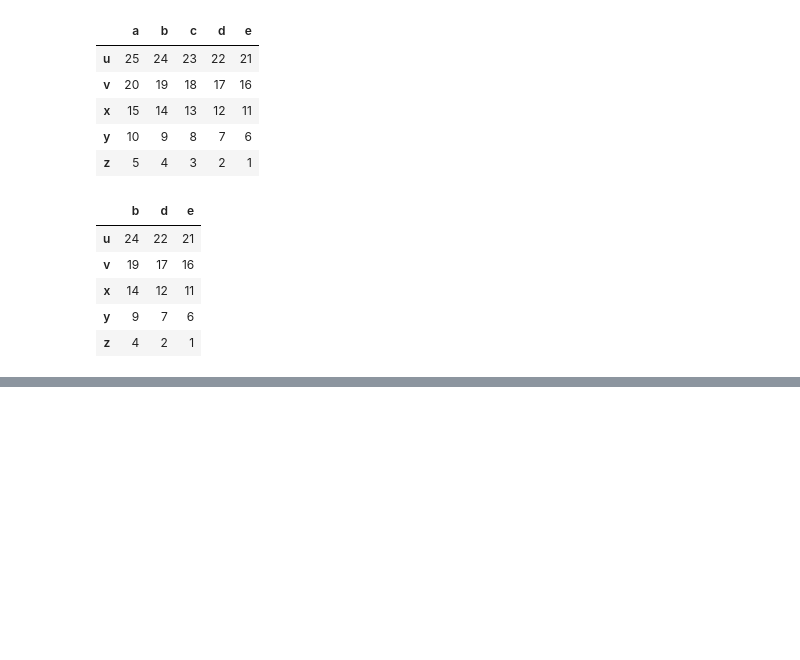
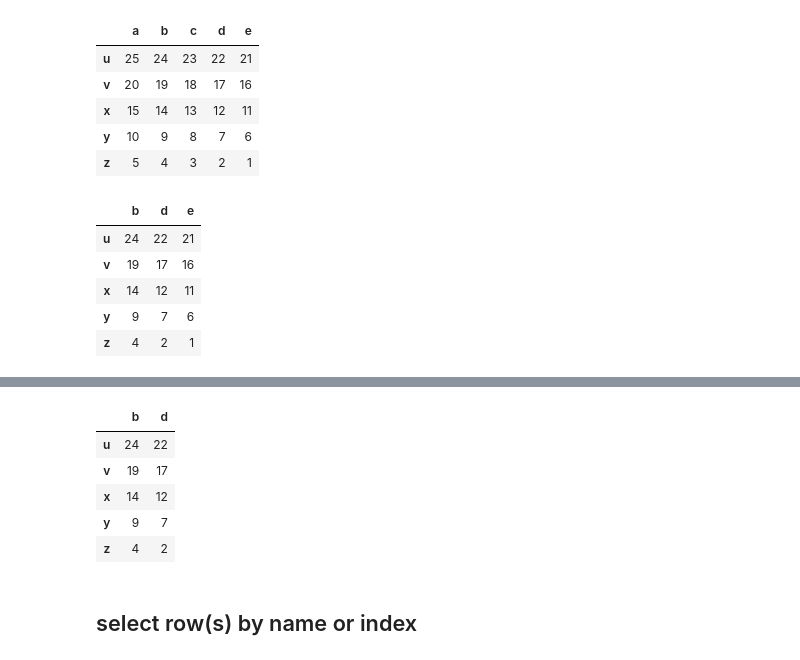
Before and after one commit to hopezh/learn_python_for_data_analysis, a Jupyter notebook: pd_slicing.ipynb, the cells around one changed output, grey strips where cells are left out. Drawn from its saved outputs; the diff is of its cells as text; code cells hidden in the pictures; blank space fills up the shorter version.

```diff
--- a/pd_slicing.ipynb
+++ b/pd_slicing.ipynb
@@ -130,0 +152,13 @@ df.iloc[:, [1, 3, 4]]
+# %%
+# df[df.columns[1::2]]
+# df.loc[: , df.columns[1::2]]
+df.iloc[: , 1::2]
+# %% [output]
+|  | b | d |
+| u | 24 | 22 |
+| v | 19 | 17 |
+| x | 14 | 12 |
+| y | 9 | 7 |
+| z | 4 | 2 |
+# %% [markdown]
+## select row(s) by name or index
```
Also changed, not shown: parts of 13 cells of this notebook.
